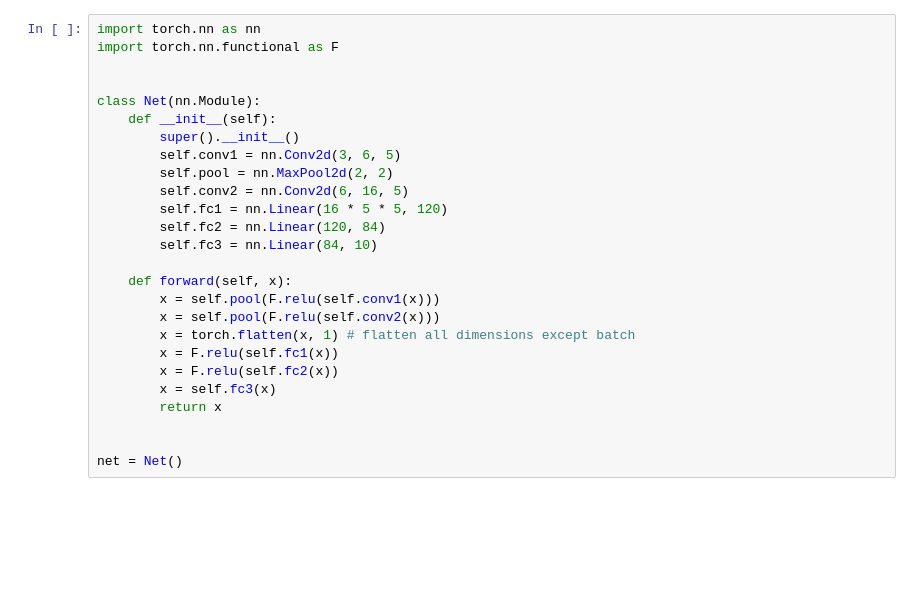
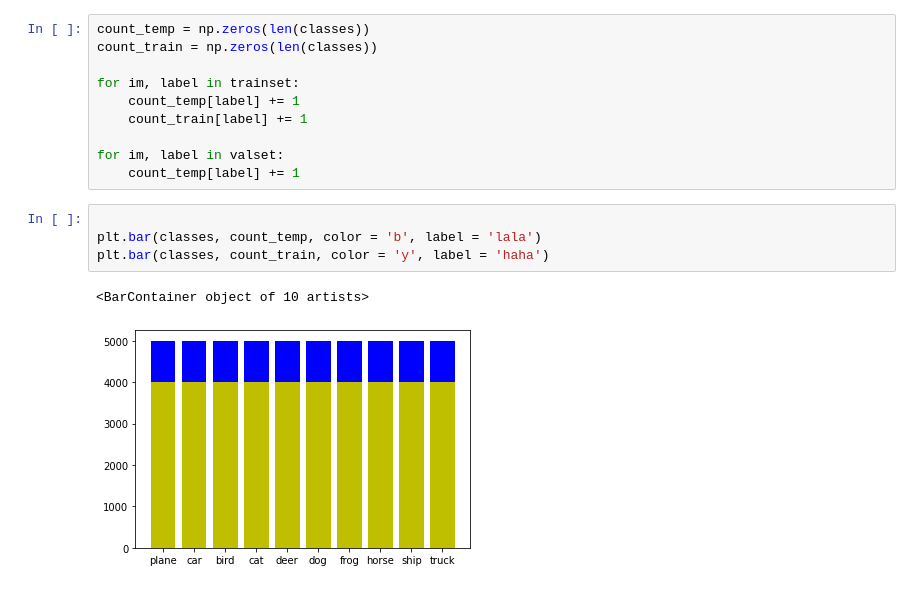
Before and after one commit to yklInverted/AI6103-DL-ResNet18, a Jupyter notebook: Ass01.ipynb, the cells around one changed output. Cells and saved outputs as stored; diff of their text form; blank space fills up the shorter version.

```diff
--- a/Ass01.ipynb
+++ b/Ass01.ipynb
@@ -36,26 +67,17 @@ plt.imshow(trainset[68][0].permute(1,2,0))
-# %%
-import torch.nn as nn
-import torch.nn.functional as F
-
-
-class Net(nn.Module):
-    def __init__(self):
-        super().__init__()
-        self.conv1 = nn.Conv2d(3, 6, 5)
-        self.pool = nn.MaxPool2d(2, 2)
-        self.conv2 = nn.Conv2d(6, 16, 5)
-        self.fc1 = nn.Linear(16 * 5 * 5, 120)
-        self.fc2 = nn.Linear(120, 84)
-        self.fc3 = nn.Linear(84, 10)
-
-    def forward(self, x):
-        x = self.pool(F.relu(self.conv1(x)))
-        x = self.pool(F.relu(self.conv2(x)))
-        x = torch.flatten(x, 1) # flatten all dimensions except batch
-        x = F.relu(self.fc1(x))
-        x = F.relu(self.fc2(x))
-        x = self.fc3(x)
-        return x
-
-
-net = Net()
+# %%
+count_temp = np.zeros(len(classes))
+count_train = np.zeros(len(classes))
+
+for im, label in trainset:
+    count_temp[label] += 1
+    count_train[label] += 1
+
+for im, label in valset:
+    count_temp[label] += 1
+# %%
+
+plt.bar(classes, count_temp, color = 'b', label = 'lala')
+plt.bar(classes, count_train, color = 'y', label = 'haha')
+# %% [output]
+<BarContainer object of 10 artists>
+[figure, added]
```
Also changed, not shown: parts of 16 cells of this notebook, 4 other files.
